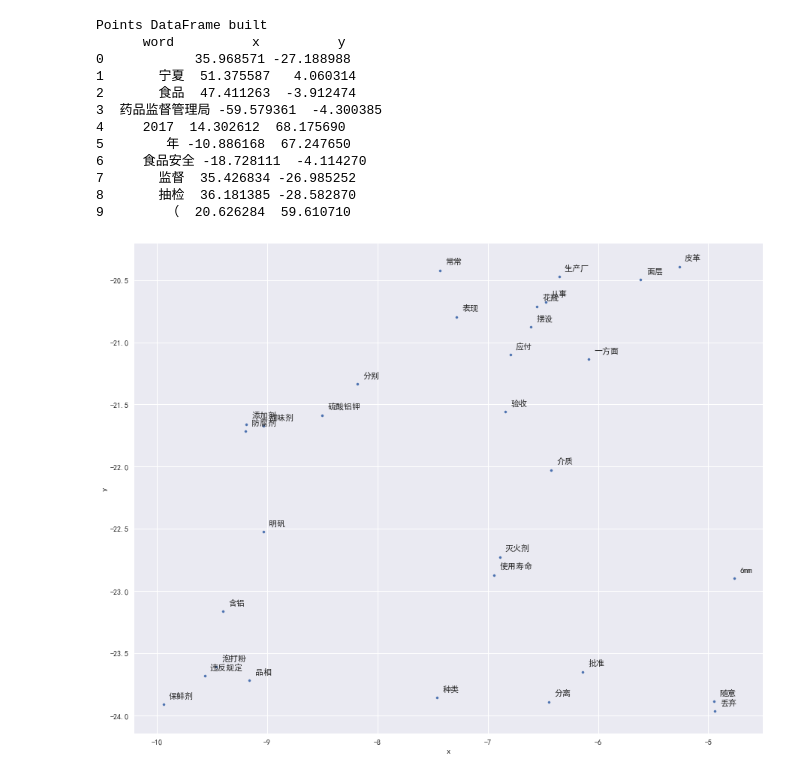
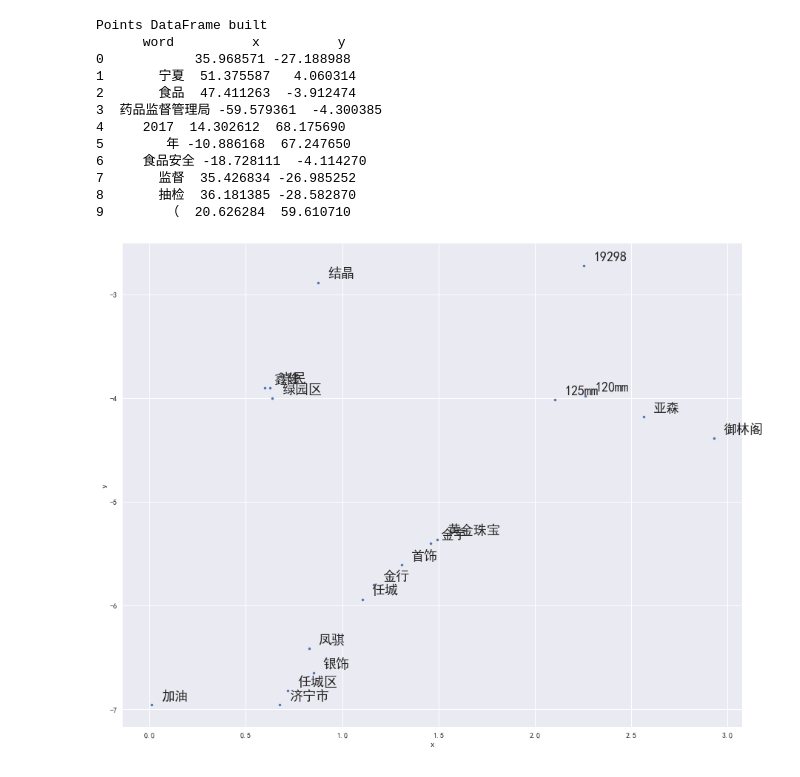
Before and after one commit to cyzLoveDream/bylw, a Jupyter notebook: jupyter/matplot.ipynb, the cells around one changed output. Cells and saved outputs as stored; diff of their text form; code cells hidden in the pictures.

```diff
--- a/jupyter/matplot.ipynb
+++ b/jupyter/matplot.ipynb
@@ -6,8 +6,8 @@ import matplotlib.pyplot as plt
 # %% [markdown]
 ## 词向量可视化
 # %%
-# model = word2vec.Word2Vec.load('../cache/w2v_cbow')
-model = word2vec.Word2Vec.load('../cache/w2v_skip')
+model = word2vec.Word2Vec.load('../cache/w2v_cbow')
+# model = word2vec.Word2Vec.load('../cache/w2v_skip')
 # model1 = word2vec.KeyedVectors.load_word2vec_format("../cache/w2v_cbow_format", binary=True)
 # %%
 count = 10000
@@ -65,9 +68,9 @@ def plot_region(x_bounds, y_bounds):
         ]
     ax = slices.plot.scatter("x", "y", s=10, figsize=(15, 12))
     for  i, point in slices.iterrows():
-        ax.text(point.x + 0.05, point.y + 0.05, point.word, fontsize=11) # text可以将文本绘制在图表指定坐标(x,y)
+        ax.text(point.x + 0.05, point.y + 0.05, point.word, fontsize=18) # text可以将文本绘制在图表指定坐标(x,y)
 # %%
-plot_region(x_bounds=(-10, -4.5), y_bounds=(-24, -20))
+plot_region(x_bounds=(0, 3), y_bounds=(-7.5, -2.5))
 plt.show()
 # %% [output]
-[figure, old version]
+[figure, new version]
```
Also changed, not shown: parts of 1 cell of this notebook, 5 other files.
